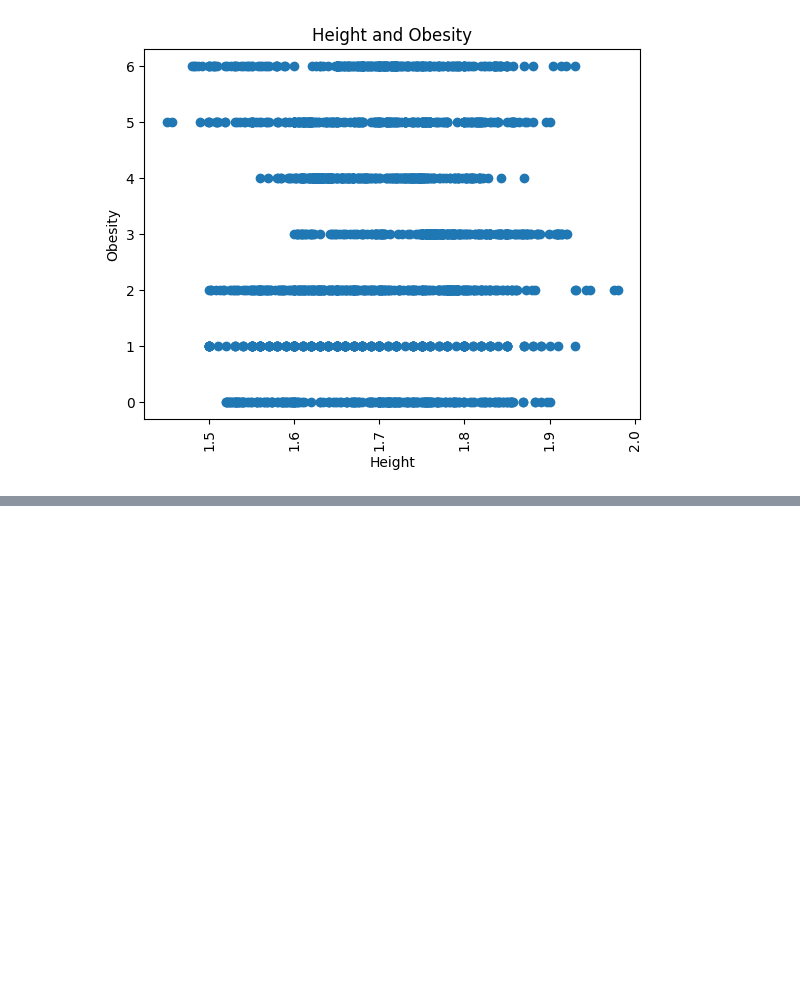
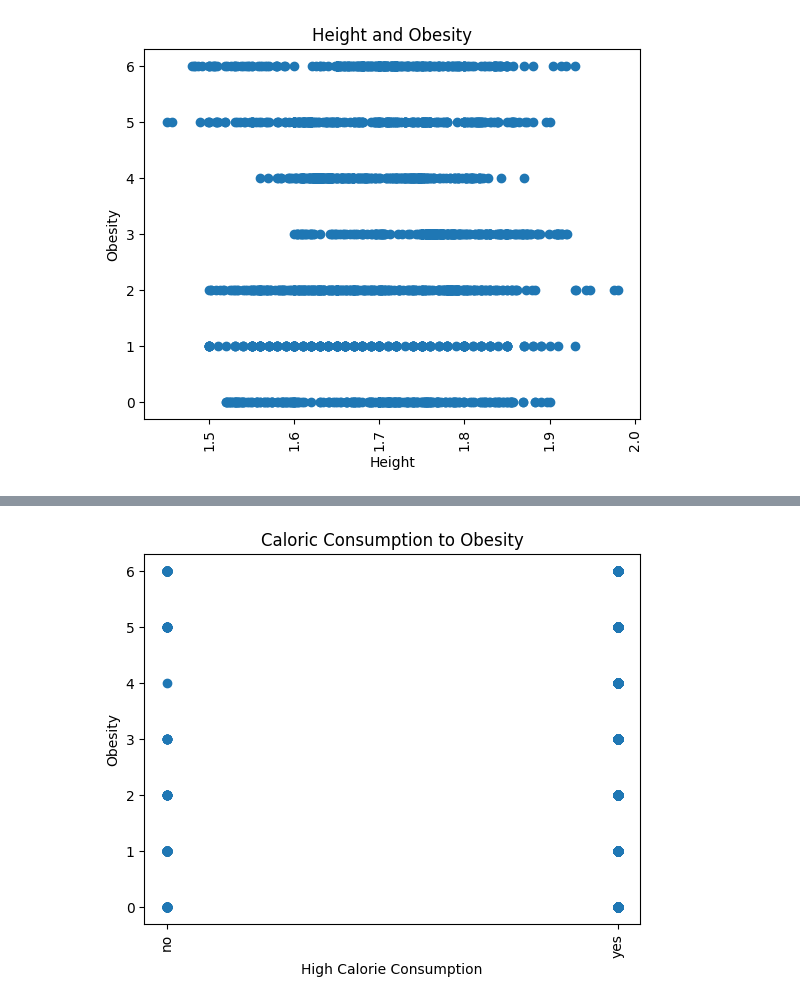
Before and after one commit to joliebao/TCS-Data-Science-Obesity, a Jupyter notebook: TCS_DataScience_Obesity.ipynb, the cells around one changed output, grey strips where cells are left out. Saved outputs shown, nothing was run; the diff lists cells and outputs as text; code cells hidden in the pictures; blank space fills up the shorter version.

```diff
--- a/TCS_DataScience_Obesity.ipynb
+++ b/TCS_DataScience_Obesity.ipynb
@@ -349,0 +356,7 @@ make_scatter('Weight', 'Weight and Obesity', 'Weight (kg)')
+# %%
+# DIET FACTORS
+make_scatter("FAVC", "Caloric Consumption to Obesity", "High Calorie Consumption")
+
+# All levels are met regardless of high caloric consumption
+# %% [output]
+[figure, added]
```
Also changed, not shown: parts of 30 cells of this notebook.
